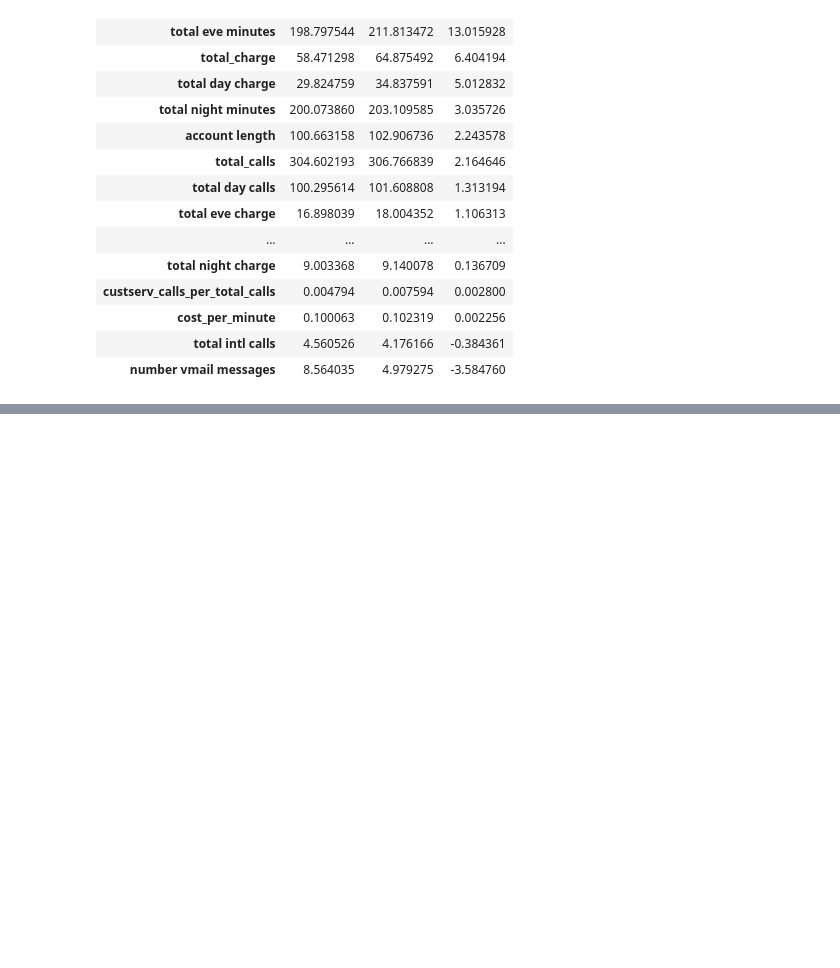
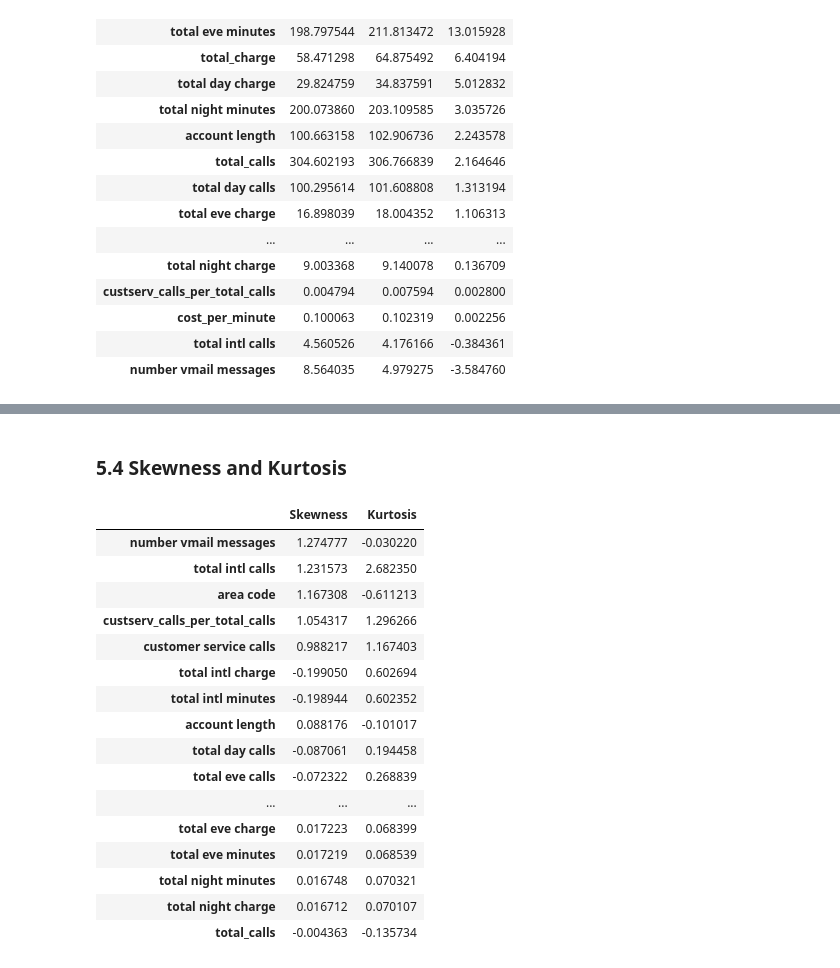
Before and after one commit to HellenDianaNjeri/SyriaTel-Customer-Churn, a Jupyter notebook: notebooks/SyriaTel Customer Churn.ipynb, the cells around one changed output, grey strips where cells are left out. Saved outputs shown, nothing was run; the diff lists cells and outputs as text; code cells hidden in the pictures; blank space fills up the shorter version.

```diff
--- a/notebooks/SyriaTel Customer Churn.ipynb
+++ b/notebooks/SyriaTel Customer Churn.ipynb
@@ -599,0 +614,30 @@ churn_grouped.sort_values("diff", ascending=False)
+# %% [markdown]
+ ### 5.4 Skewness and Kurtosis
+# %%
+# 5.4 Skewness and Kurtosis
+from scipy.stats import skew, kurtosis
+
+stats_df = pd.DataFrame({
+    "Skewness": X_train_num.apply(skew),
+    "Kurtosis": X_train_num.apply(kurtosis)
+})
+
+stats_df.sort_values(by="Skewness", key=lambda x: abs(x), ascending=False)
+# %% [output]
+|  | Skewness | Kurtosis |
+| number vmail messages | 1.274777 | -0.030220 |
+| total intl calls | 1.231573 | 2.682350 |
+| area code | 1.167308 | -0.611213 |
+| custserv_calls_per_total_calls | 1.054317 | 1.296266 |
+| customer service calls | 0.988217 | 1.167403 |
+| total intl charge | -0.199050 | 0.602694 |
+| total intl minutes | -0.198944 | 0.602352 |
+| account length | 0.088176 | -0.101017 |
+| total day calls | -0.087061 | 0.194458 |
+| total eve calls | -0.072322 | 0.268839 |
+| ... | ... | ... |
+| total eve charge | 0.017223 | 0.068399 |
+| total eve minutes | 0.017219 | 0.068539 |
+| total night minutes | 0.016748 | 0.070321 |
+| total night charge | 0.016712 | 0.070107 |
+| total_calls | -0.004363 | -0.135734 |
```
Also changed, not shown: parts of 8 cells of this notebook.
